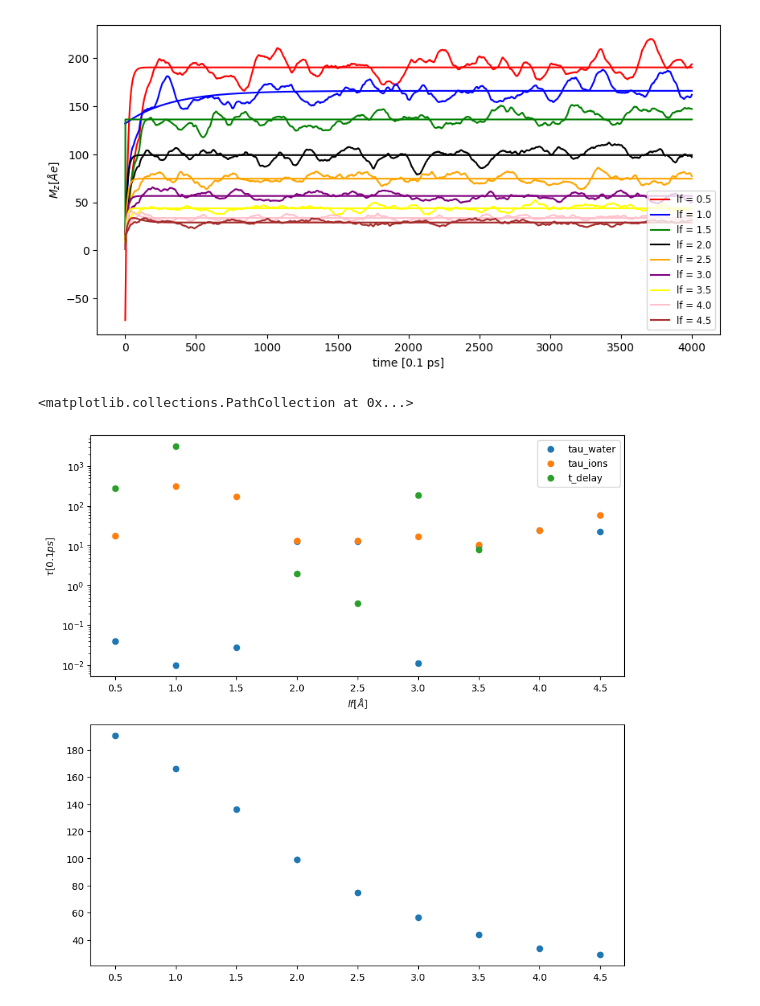
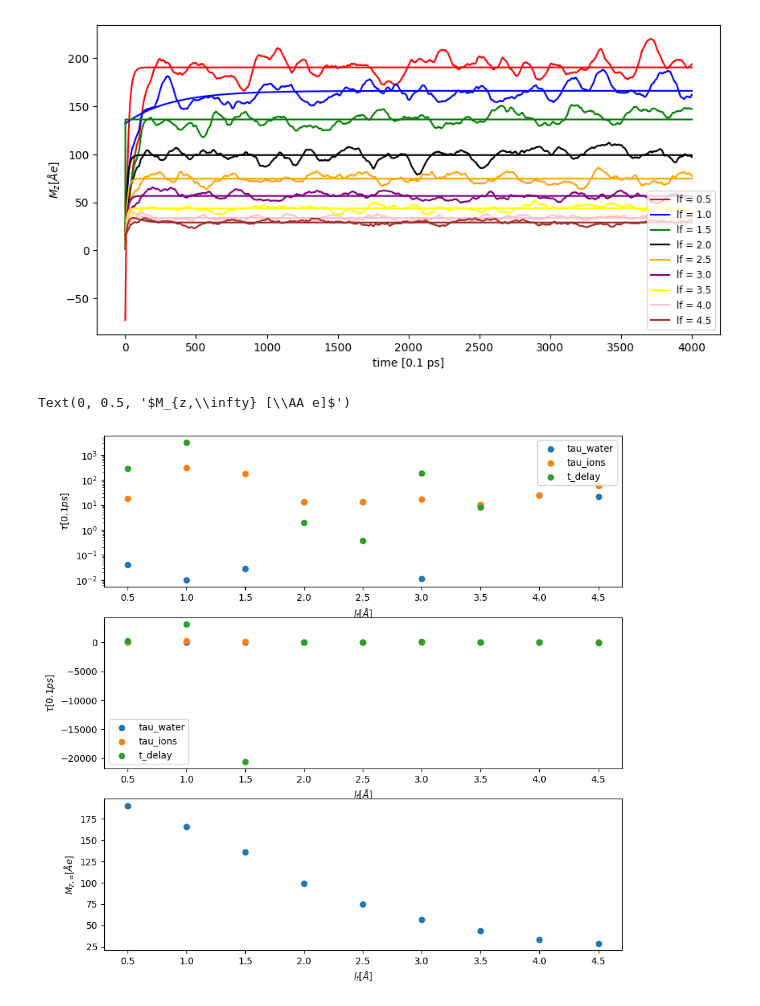
Before and after one commit to Mag-r/ASM, a Jupyter notebook: electro-interfaces/code/fermi_screening/analyse_fermi.ipynb, the cells around one changed output. Saved outputs shown, nothing was run; the diff lists cells and outputs as text; code cells hidden in the pictures.

```diff
--- a/electro-interfaces/code/fermi_screening/analyse_fermi.ipynb
+++ b/electro-interfaces/code/fermi_screening/analyse_fermi.ipynb
@@ -170,17 +170,26 @@ for i in range(len(all_data)):
 [8.112537762328031, 19.567523038382546, 15.460112132438496, 21.76994846600354, 28.68546422963817, 21.418206720285696, 33.504878740430854, 17.519762917150672, 28.626533921310624, 28.078947446985637, 35 ...
 [figure]
 # %%
-fig,ax=plt.subplots(2,1,figsize=(10,10))
+fig,ax=plt.subplots(3,1,figsize=(10,10))
 ax[0].scatter(l, [x[0] for x in all_params], label="tau_water")
 ax[0].scatter(l, [x[1] for x in all_params], label="tau_ions")
 ax[0].scatter(l, [x[3] for x in all_params], label="t_delay")
 ax[0].set_xlabel(r"$l_f [\AA]$")
 ax[0].set_ylabel(r"$\tau [0.1 ps]$")
 ax[0].set_yscale("log")
 ax[0].legend()
 
+ax[1].scatter(l, [x[0] for x in all_params], label="tau_water")
+ax[1].scatter(l, [x[1] for x in all_params], label="tau_ions")
+ax[1].scatter(l, [x[3] for x in all_params], label="t_delay")
+ax[1].set_xlabel(r"$l_f [\AA]$")
+ax[1].set_ylabel(r"$\tau [0.1 ps]$")
 
-ax[1].scatter(l, [x[2] for x in all_params], label="Q_infty")
+ax[1].legend()
+
+ax[2].scatter(l, [x[2] for x in all_params], label="Q_infty")
+ax[2].set_xlabel(r"$l_f [\AA]$")
+ax[2].set_ylabel(r"$M_{z,\infty} [\AA e]$")
 # %% [output]
-<matplotlib.collections.PathCollection at 0x...>
+Text(0, 0.5, '$M_{z,\\infty} [\\AA e]$')
-[figure, old version]
+[figure, new version]
```
Also changed, not shown: 3 other files.
